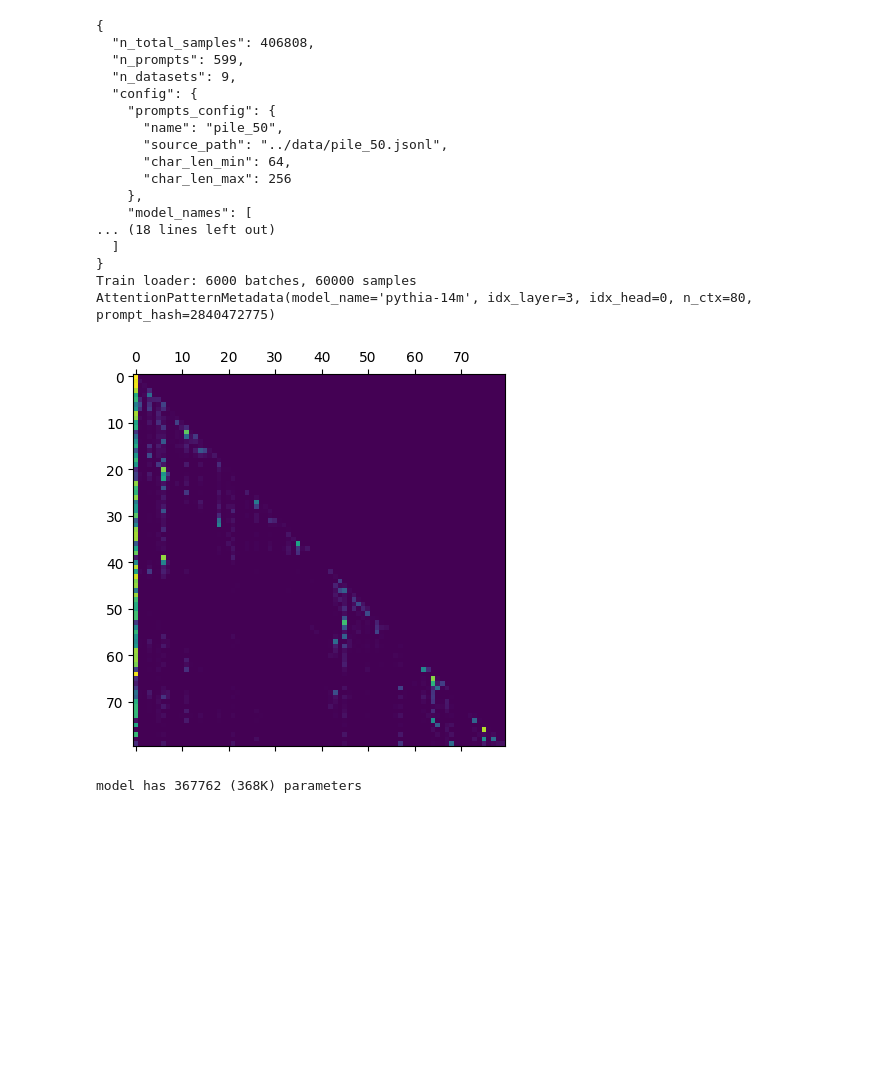
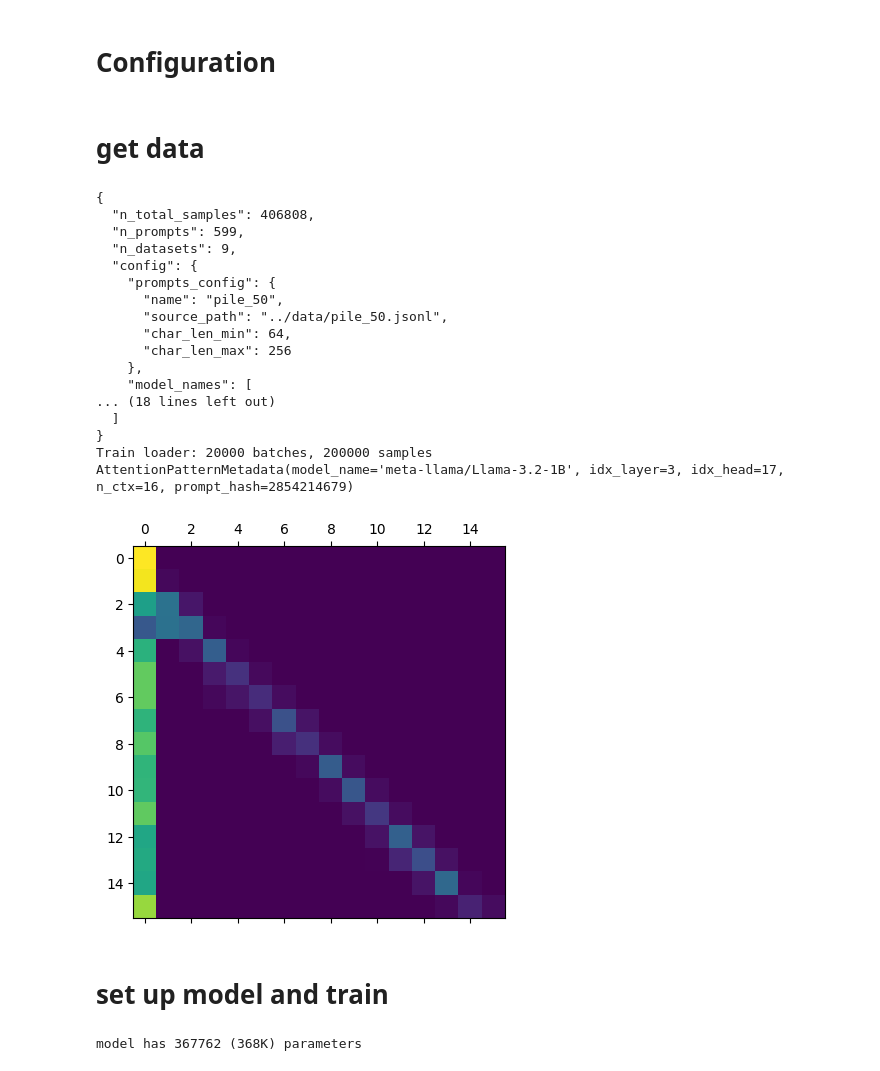
Before and after one commit to mivanit/attention-motifs, a Jupyter notebook: notebooks/contrastive_AE.ipynb, the cells around one changed output. Saved outputs shown, nothing was run; the diff lists cells and outputs as text; code cells hidden in the pictures; blank space fills up the shorter version.

```diff
--- a/notebooks/contrastive_AE.ipynb
+++ b/notebooks/contrastive_AE.ipynb
@@ -23,38 +21,44 @@ The autoreload extension is already loaded. To reload it, use:
+# %% [markdown]
+# Configuration
 # %%
-ACTIVATIONS_PATH = "../data/activations/medium"
+ACTIVATIONS_PATH: Path = Path("../data/activations/medium")
 DEVICE: torch.device = torch.device("cuda" if torch.cuda.is_available() else "cpu")
 BATCH_SIZE: int = 10
-N_TRAIN_BATCHES: int = 6000
+N_TRAIN_BATCHES: int = 20000
 MODEL_CONFIG: VitAEConfig = VitAEConfig(
 	d_latent=128,
 	num_epochs=1,
 )
+# %% [markdown]
+# get data
 # %%
 TRAIN_LOADER: DataloaderMock
 TRAIN_LOADER, DATASET_INFO, x_mat, x_meta = get_dataset(
 	activations_path=ACTIVATIONS_PATH,
 	batch_size=BATCH_SIZE,
-	n_train_batches=N_TRAIN_BATCHES,
+	n_batches=N_TRAIN_BATCHES,
 )
 # %% [output]
 {
   "n_total_samples": 406808,
   "n_prompts": 599,
   "n_datasets": 9,
   "config": {
     "prompts_config": {
       "name": "pile_50",
       "source_path": "../data/pile_50.jsonl",
       "char_len_min": 64,
       "char_len_max": 256
     },
     "model_names": [
 ... (18 lines left out)
   ]
 }
-Train loader: 6000 batches, 60000 samples
-AttentionPatternMetadata(model_name='pythia-14m', idx_layer=3, idx_head=0, n_ctx=80, prompt_hash=2840472775)
+Train loader: 20000 batches, 200000 samples
+AttentionPatternMetadata(model_name='meta-llama/Llama-3.2-1B', idx_layer=3, idx_head=17, n_ctx=16, prompt_hash=2854214679)
-[figure, old version]
+[figure, new version]
+# %% [markdown]
+# set up model and train
 # %%
 MODEL, OPTIMIZER, LR_SCHEDULER = set_up_model(
 	config=MODEL_CONFIG,
```
Also changed, not shown: parts of 6 cells of this notebook, 2 other files.
